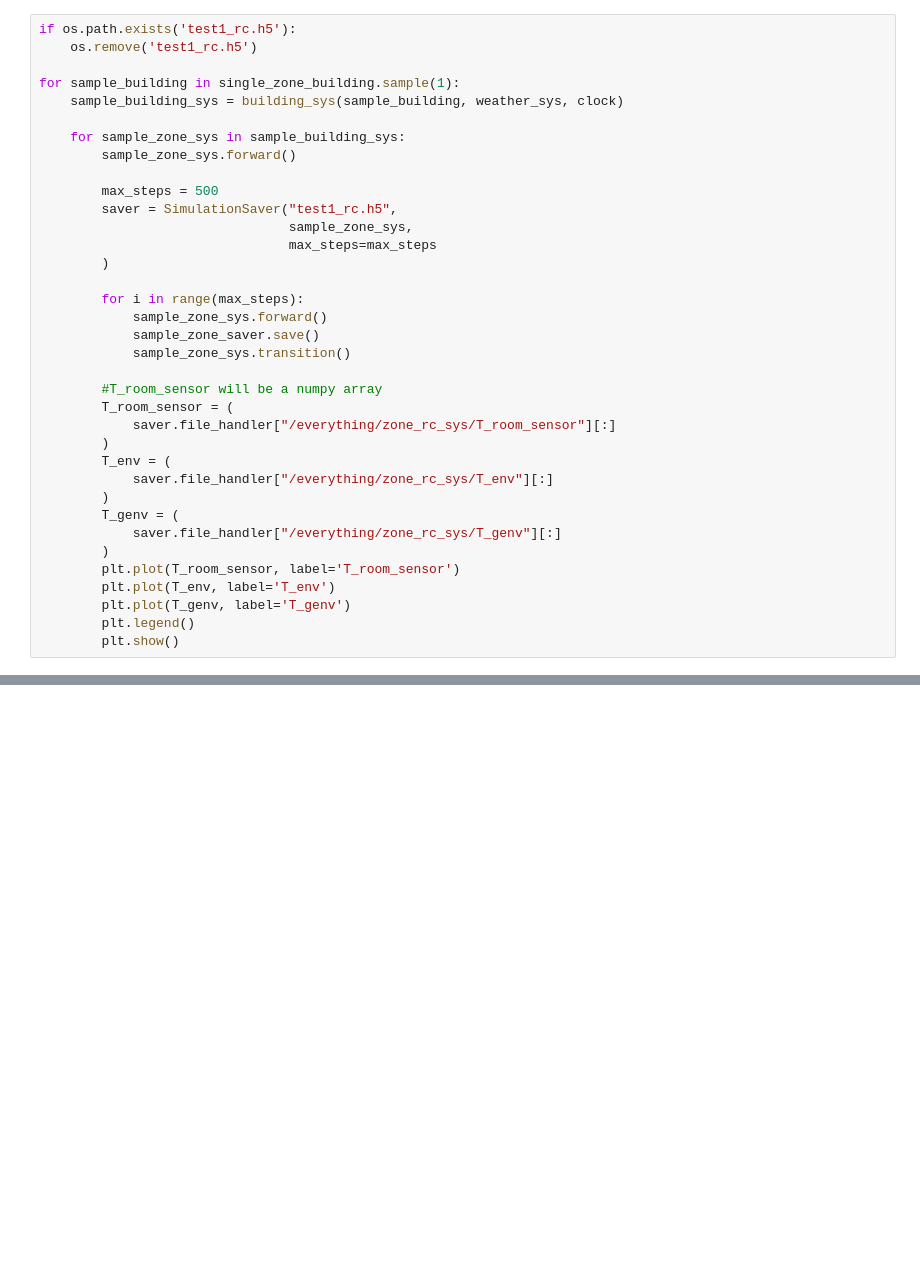
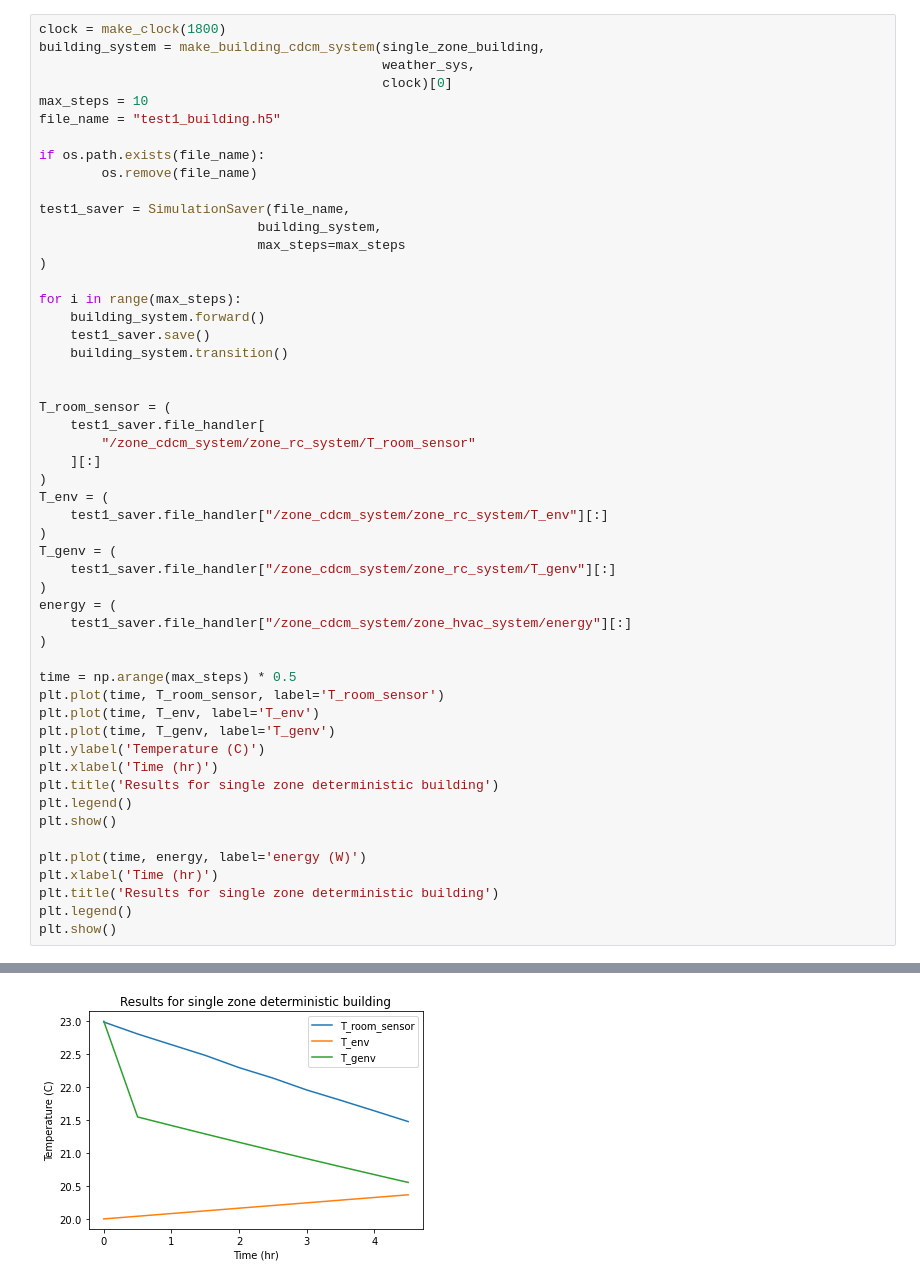
Before and after one commit to sjdyke-reth-institute/cdcm_execution, a Jupyter notebook: examples/test1.ipynb, the cells around one changed output, grey strips where cells are left out. Drawn from its saved outputs; the diff is of its cells as text; blank space fills up the shorter version.

Commit message:
cdcm building system of a deterministic YABML single zone

```diff
--- a/examples/test1.ipynb
+++ b/examples/test1.ipynb
@@ -39,37 +40,53 @@ clock = make_clock(1800)
 # %%
-if os.path.exists('test1_rc.h5'):
-    os.remove('test1_rc.h5')
+clock = make_clock(1800)
+building_system = make_building_cdcm_system(single_zone_building,
+                                            weather_sys,
+                                            clock)[0]
+max_steps = 10
+file_name = "test1_building.h5"
 
-for sample_building in single_zone_building.sample(1):
-    sample_building_sys = building_sys(sample_building, weather_sys, clock)
+if os.path.exists(file_name):
+        os.remove(file_name)
 
-    for sample_zone_sys in sample_building_sys:
-        sample_zone_sys.forward()
+test1_saver = SimulationSaver(file_name,
+                            building_system,
+                            max_steps=max_steps
+)
 
-        max_steps = 500
-        saver = SimulationSaver("test1_rc.h5",
-                                sample_zone_sys,
-                                max_steps=max_steps
-        )
+for i in range(max_steps):
+    building_system.forward()
+    test1_saver.save()
+    building_system.transition()
 
-        for i in range(max_steps):
-            sample_zone_sys.forward()
-            sample_zone_saver.save()
-            sample_zone_sys.transition()
 
-        #T_room_sensor will be a numpy array
-        T_room_sensor = (
-            saver.file_handler["/everything/zone_rc_sys/T_room_sensor"][:]
-        )
-        T_env = (
-            saver.file_handler["/everything/zone_rc_sys/T_env"][:]
-        )
-        T_genv = (
-            saver.file_handler["/everything/zone_rc_sys/T_genv"][:]
-        )
-        plt.plot(T_room_sensor, label='T_room_sensor')
-        plt.plot(T_env, label='T_env')
-        plt.plot(T_genv, label='T_genv')
-        plt.legend()
-        plt.show()
+T_room_sensor = (
+    test1_saver.file_handler[
+        "/zone_cdcm_system/zone_rc_system/T_room_sensor"
+    ][:]
+)
+T_env = (
+    test1_saver.file_handler["/zone_cdcm_system/zone_rc_system/T_env"][:]
+)
+T_genv = (
+    test1_saver.file_handler["/zone_cdcm_system/zone_rc_system/T_genv"][:]
+)
+energy = (
+    test1_saver.file_handler["/zone_cdcm_system/zone_hvac_system/energy"][:]
+)
+
+time = np.arange(max_steps) * 0.5
+plt.plot(time, T_room_sensor, label='T_room_sensor')
+plt.plot(time, T_env, label='T_env')
+plt.plot(time, T_genv, label='T_genv')
+plt.ylabel('Temperature (C)')
+plt.xlabel('Time (hr)')
+plt.title('Results for single zone deterministic building')
+plt.legend()
+plt.show()
+
+plt.plot(time, energy, label='energy (W)')
+plt.xlabel('Time (hr)')
+plt.title('Results for single zone deterministic building')
+plt.legend()
+plt.show()
 # %% [output]
@@ -76,0 +93 @@ ValueError: Node energy has an uninitialized value. Please specify a value so th
+[figure, added]
```
Also changed, not shown: parts of 4 cells of this notebook.
